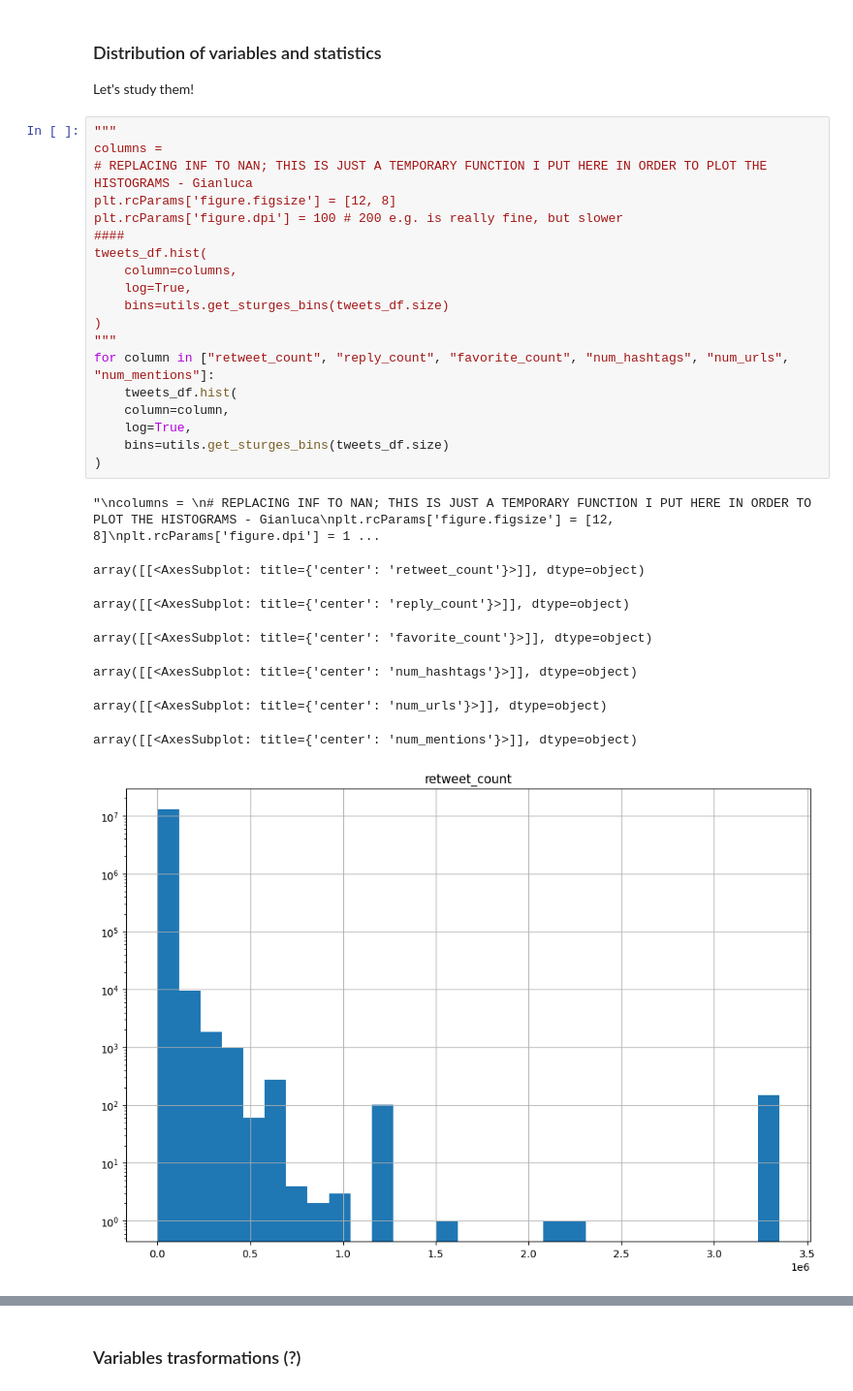
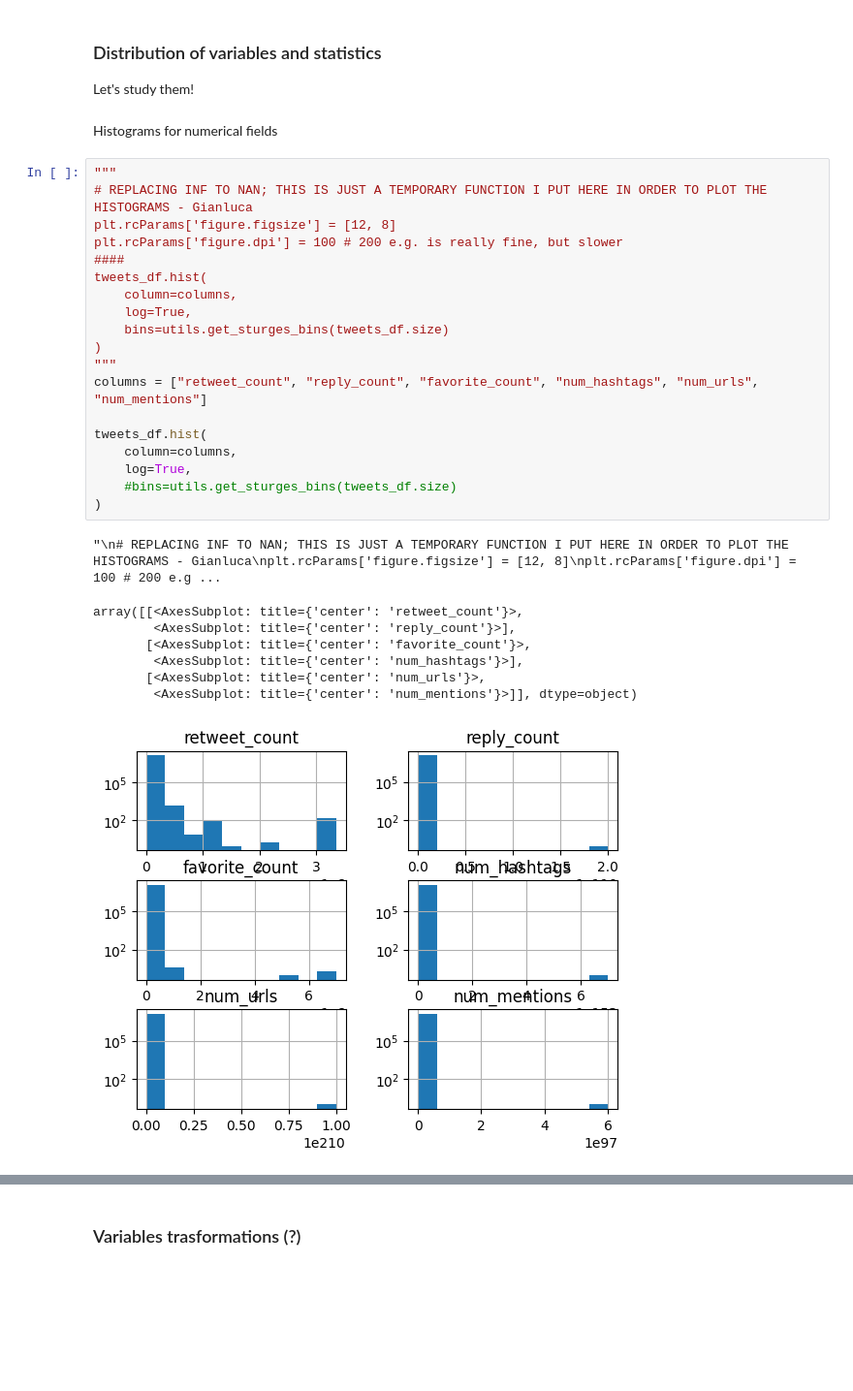
Before and after one commit to The-seven-dwarfs/DataMining-Group7, a Jupyter notebook: 1-Data_Understanding_and_Preparation.ipynb, the cells around one changed output, grey strips where cells are left out. Shown at 97% size. Saved outputs shown, nothing was run; the diff lists cells and outputs as text; blank space fills up the shorter version.

```diff
--- a/1-Data_Understanding_and_Preparation.ipynb
+++ b/1-Data_Understanding_and_Preparation.ipynb
@@ -424,31 +415,33 @@ memory usage: 2.7 GB
 # %% [markdown]
 ### Distribution of variables and statistics
 Let's study them!
+# %% [markdown]
+Histograms for numerical fields
 # %%
 """
-columns =
 # REPLACING INF TO NAN; THIS IS JUST A TEMPORARY FUNCTION I PUT HERE IN ORDER TO PLOT THE HISTOGRAMS - Gianluca
 plt.rcParams['figure.figsize'] = [12, 8]
 plt.rcParams['figure.dpi'] = 100 # 200 e.g. is really fine, but slower
 ####
 tweets_df.hist(
     column=columns,
     log=True,
     bins=utils.get_sturges_bins(tweets_df.size)
 )
 """
-for column in ["retweet_count", "reply_count", "favorite_count", "num_hashtags", "num_urls", "num_mentions"]:
-    tweets_df.hist(
-    column=column,
+columns = ["retweet_count", "reply_count", "favorite_count", "num_hashtags", "num_urls", "num_mentions"]
+
+tweets_df.hist(
+    column=columns,
     log=True,
-    bins=utils.get_sturges_bins(tweets_df.size)
+    #bins=utils.get_sturges_bins(tweets_df.size)
 )
 # %% [output]
-"\ncolumns = \n# REPLACING INF TO NAN; THIS IS JUST A TEMPORARY FUNCTION I PUT HERE IN ORDER TO PLOT THE HISTOGRAMS - Gianluca\nplt.rcParams['figure.figsize'] = [12, 8]\nplt.rcParams['figure.dpi'] = 1 ...
+"\n# REPLACING INF TO NAN; THIS IS JUST A TEMPORARY FUNCTION I PUT HERE IN ORDER TO PLOT THE HISTOGRAMS - Gianluca\nplt.rcParams['figure.figsize'] = [12, 8]\nplt.rcParams['figure.dpi'] = 100 # 200 e.g ...
-array([[<AxesSubplot: title={'center': 'retweet_count'}>]], dtype=object)
+array([[<AxesSubplot: title={'center': 'retweet_count'}>,
+        <AxesSubplot: title={'center': 'reply_count'}>],
+       [<AxesSubplot: title={'center': 'favorite_count'}>,
+        <AxesSubplot: title={'center': 'num_hashtags'}>],
+       [<AxesSubplot: title={'center': 'num_urls'}>,
+        <AxesSubplot: title={'center': 'num_mentions'}>]], dtype=object)
-array([[<AxesSubplot: title={'center': 'reply_count'}>]], dtype=object)
-array([[<AxesSubplot: title={'center': 'favorite_count'}>]], dtype=object)
-array([[<AxesSubplot: title={'center': 'num_hashtags'}>]], dtype=object)
-array([[<AxesSubplot: title={'center': 'num_urls'}>]], dtype=object)
-array([[<AxesSubplot: title={'center': 'num_mentions'}>]], dtype=object)
-[figure, old version]
+[figure, new version]
```
Also changed, not shown: parts of 6 cells of this notebook, 1 other file.
